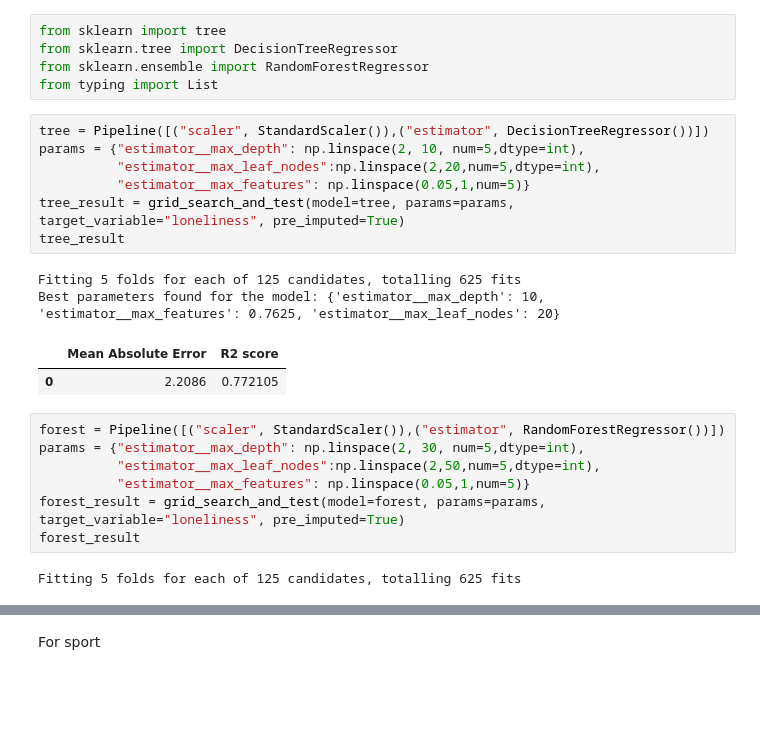
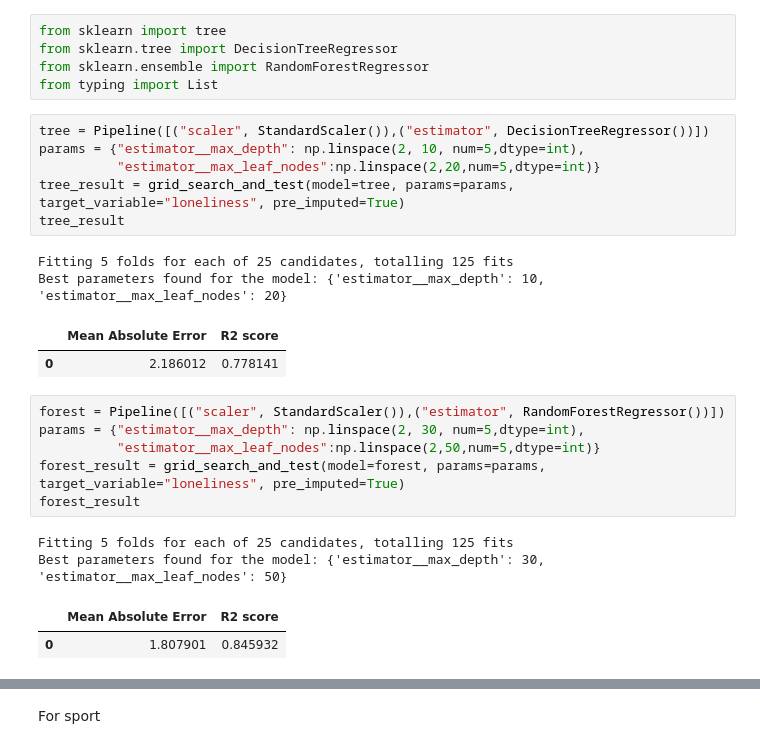
Before and after one commit to ashleyrennnnnn/Assignments-Machine-Learning, a Jupyter notebook: Regression_model_part.ipynb, the cells around one changed output, grey strips where cells are left out. Saved outputs shown, nothing was run; the diff lists cells and outputs as text; blank space fills up the shorter version.

```diff
--- a/Regression_model_part.ipynb
+++ b/Regression_model_part.ipynb
@@ -148,24 +148,25 @@ from typing import List
 # %%
 tree = Pipeline([("scaler", StandardScaler()),("estimator", DecisionTreeRegressor())])
 params = {"estimator__max_depth": np.linspace(2, 10, num=5,dtype=int),
-          "estimator__max_leaf_nodes":np.linspace(2,20,num=5,dtype=int),
-          "estimator__max_features": np.linspace(0.05,1,num=5)}
+          "estimator__max_leaf_nodes":np.linspace(2,20,num=5,dtype=int)}
 tree_result = grid_search_and_test(model=tree, params=params, target_variable="loneliness", pre_imputed=True)
 tree_result
 # %% [output]
-Fitting 5 folds for each of 125 candidates, totalling 625 fits
-Best parameters found for the model: {'estimator__max_depth': 10, 'estimator__max_features': 0.7625, 'estimator__max_leaf_nodes': 20}
+Fitting 5 folds for each of 25 candidates, totalling 125 fits
+Best parameters found for the model: {'estimator__max_depth': 10, 'estimator__max_leaf_nodes': 20}
 |  | Mean Absolute Error | R2 score |
-| 0 | 2.2086 | 0.772105 |
+| 0 | 2.186012 | 0.778141 |
 # %%
 forest = Pipeline([("scaler", StandardScaler()),("estimator", RandomForestRegressor())])
 params = {"estimator__max_depth": np.linspace(2, 30, num=5,dtype=int),
-          "estimator__max_leaf_nodes":np.linspace(2,50,num=5,dtype=int),
-          "estimator__max_features": np.linspace(0.05,1,num=5)}
+          "estimator__max_leaf_nodes":np.linspace(2,50,num=5,dtype=int)}
 forest_result = grid_search_and_test(model=forest, params=params, target_variable="loneliness", pre_imputed=True)
 forest_result
 # %% [output]
-Fitting 5 folds for each of 125 candidates, totalling 625 fits
+Fitting 5 folds for each of 25 candidates, totalling 125 fits
+Best parameters found for the model: {'estimator__max_depth': 30, 'estimator__max_leaf_nodes': 50}
+|  | Mean Absolute Error | R2 score |
+| 0 | 1.807901 | 0.845932 |
 # %%
 # DataFrame using arrays.
 import pandas as pd
```
Also changed, not shown: parts of 3 cells of this notebook.
